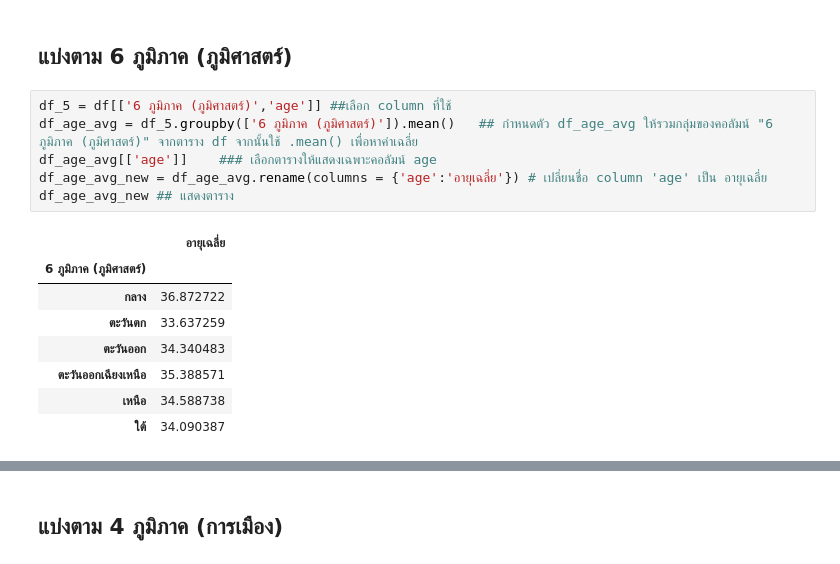
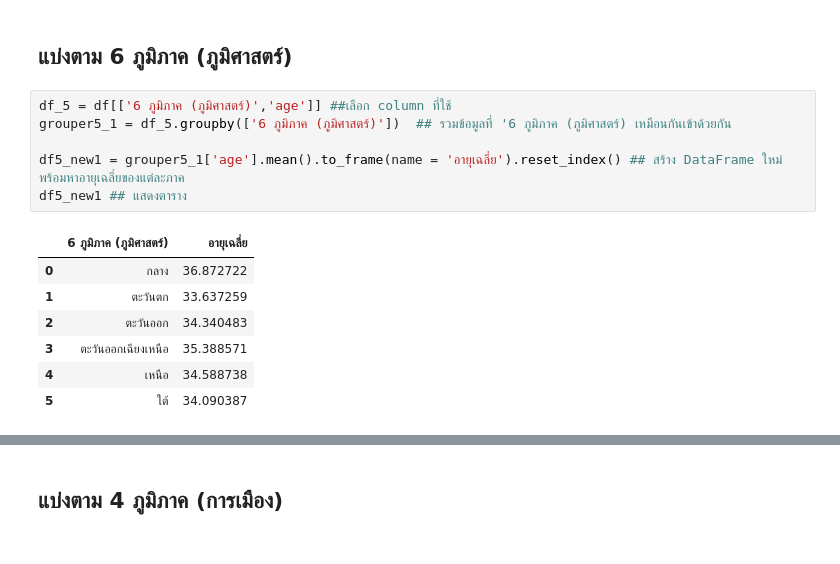
Before and after one commit to ThanikPimpiban/data_viz_2022, a Jupyter notebook: BasicPython&DataViz_midterm2022.ipynb, the cells around one changed output, grey strips where cells are left out. Cells and saved outputs as stored; diff of their text form.

```diff
--- a/BasicPython&DataViz_midterm2022.ipynb
+++ b/BasicPython&DataViz_midterm2022.ipynb
@@ -981,16 +981,15 @@ d1_new4[d1_new4['อายุเฉลี่ย']>=36] ## ทดลองหา
 ## แบ่งตาม 6 ภูมิภาค (ภูมิศาสตร์)
 # %%
 df_5 = df[['6 ภูมิภาค (ภูมิศาสตร์)','age']] ##เลือก column ที่ใช้
-df_age_avg = df_5.groupby(['6 ภูมิภาค (ภูมิศาสตร์)']).mean()   ## กำหนดตัว df_age_avg ให้รวมกลุ่มของคอลัมน์ "6 ภูมิภาค (ภูมิศาสตร์)" จากตาราง df จากนั้นใช้ .mean() เพื่อหาค่าเฉลี่ย
-df_age_avg[['age']]    ### เลือกตารางให้แสดงเฉพาะคอลัมน์ age
-df_age_avg_new = df_age_avg.rename(columns = {'age':'อายุเฉลี่ย'}) # เปลี่ยนชื่อ column 'age' เป็น อายุเฉลี่ย
-df_age_avg_new ## แสดงตาราง
+grouper5_1 = df_5.groupby(['6 ภูมิภาค (ภูมิศาสตร์)'])  ## รวมข้อมูลที่ '6 ภูมิภาค (ภูมิศาสตร์) เหมือนกันเข้าด้วยกัน
+
+df5_new1 = grouper5_1['age'].mean().to_frame(name = 'อายุเฉลี่ย').reset_index() ## สร้าง DataFrame ใหม่ พร้อมหาอายุเฉลี่ยของแต่ละภาค
+df5_new1 ## แสดงตาราง
 # %% [output]
-|  | อายุเฉลี่ย |
-| 6 ภูมิภาค (ภูมิศาสตร์) |  |
-| กลาง | 36.872722 |
-| ตะวันตก | 33.637259 |
-| ตะวันออก | 34.340483 |
-| ตะวันออกเฉียงเหนือ | 35.388571 |
-| เหนือ | 34.588738 |
-| ใต้ | 34.090387 |
+|  | 6 ภูมิภาค (ภูมิศาสตร์) | อายุเฉลี่ย |
+| 0 | กลาง | 36.872722 |
+| 1 | ตะวันตก | 33.637259 |
+| 2 | ตะวันออก | 34.340483 |
+| 3 | ตะวันออกเฉียงเหนือ | 35.388571 |
+| 4 | เหนือ | 34.588738 |
+| 5 | ใต้ | 34.090387 |
```
Also changed, not shown: parts of 12 cells of this notebook.
